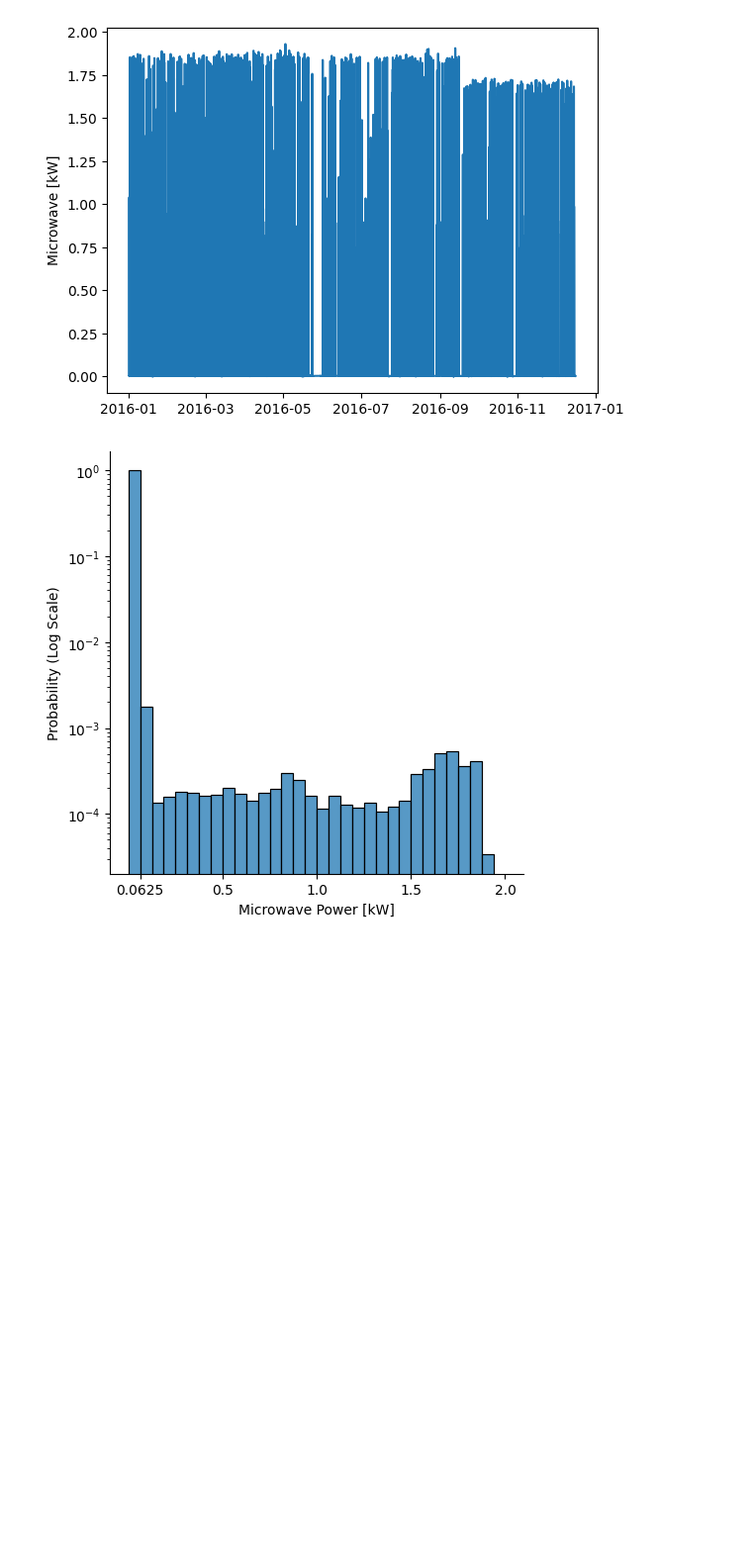
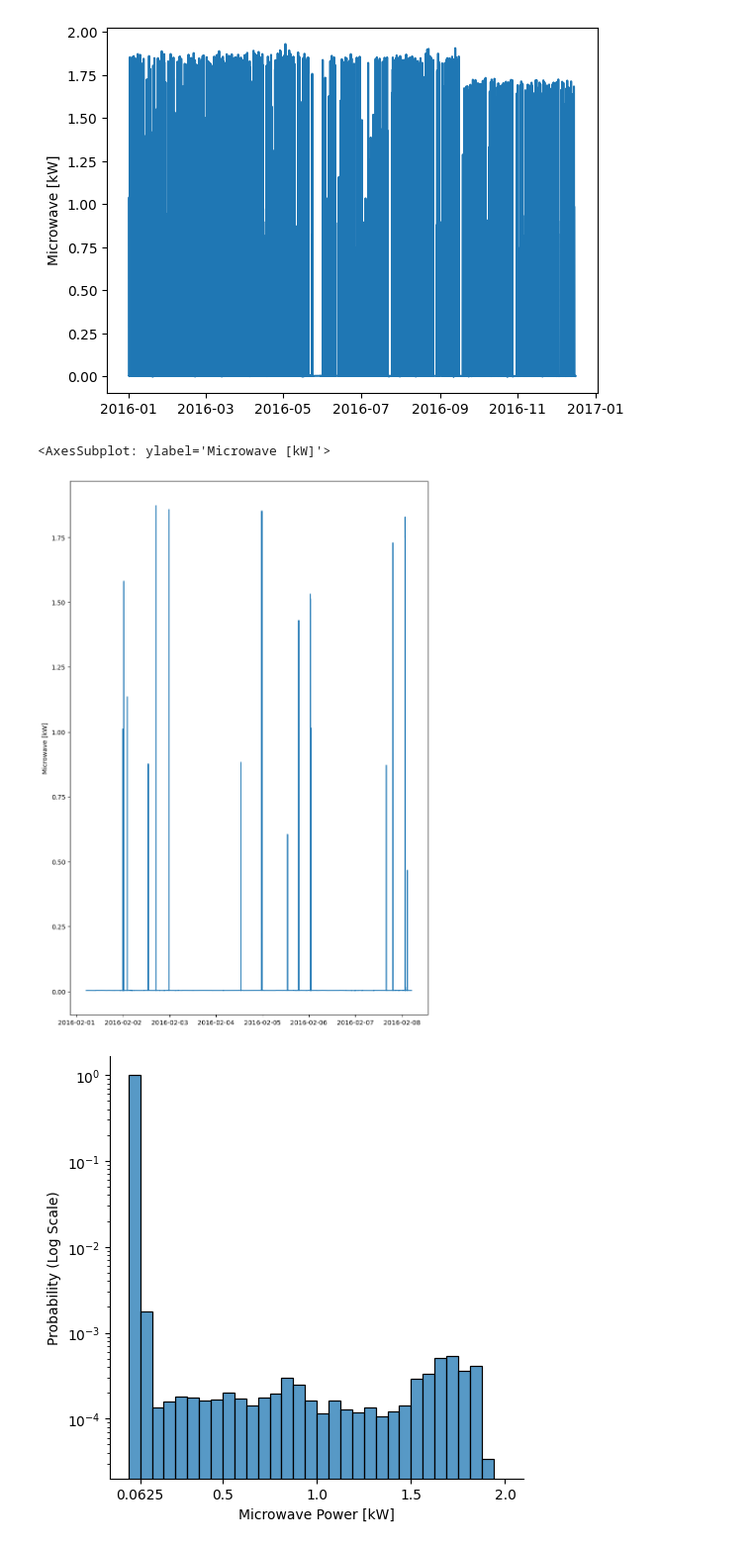
Before and after one commit to smartHome-LUCAMI/Projekt, a Jupyter notebook: data_preparation.ipynb, the cells around one changed output. Shown: that part at 99% size. Saved outputs shown, nothing was run; the diff lists cells and outputs as text; code cells hidden in the pictures; blank space fills up the shorter version.

```diff
--- a/data_preparation.ipynb
+++ b/data_preparation.ipynb
@@ -83,6 +96,12 @@ print(np.max(df_original['Microwave [kW]']), np.min(df_original['Microwave [kW]'
 0.004
 1.9298 0.0
 [figure]
+# %%
+fig, axes = plt.subplots( figsize=(10, 15))
+sns.lineplot(data=df_original.loc['2016-02-01 05:00:00': '2016-02-08 05:00:00', 'Microwave [kW]'])
+# %% [output]
+<AxesSubplot: ylabel='Microwave [kW]'>
+[figure, added]
 # %%
 
 '''Producing a distribution plot in order to determine what an idle value for the microwave is during its operation
```
Also changed, not shown: parts of 22 cells of this notebook, 11 other files.
